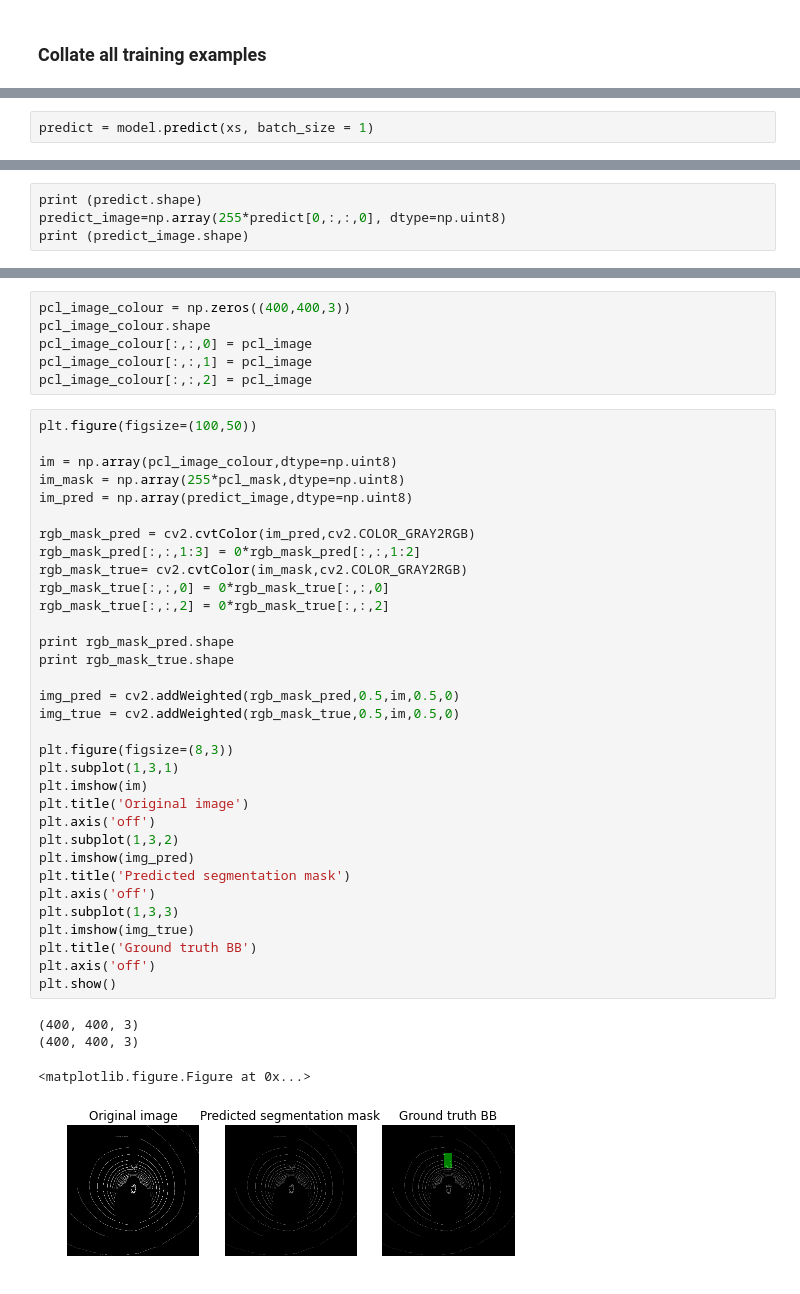
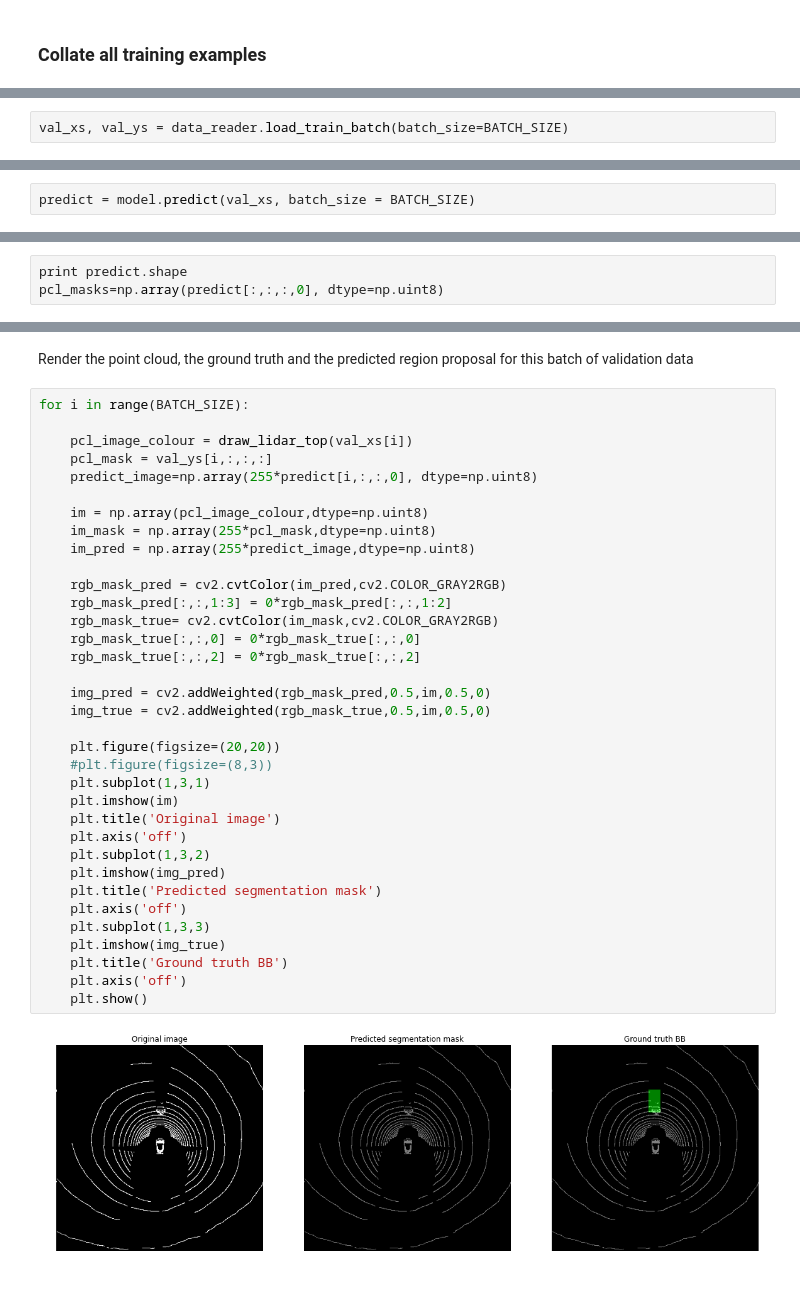
Before and after one commit to markstrefford/didi-sdc-challenge-2017, a Jupyter notebook: train_nn.ipynb, the cells around one changed output, grey strips where cells are left out. Saved outputs shown, nothing was run; the diff lists cells and outputs as text.

Commit message:
Render predicted region proposals
Reworked the notebook to render predicted region proposals

```diff
--- a/train_nn.ipynb
+++ b/train_nn.ipynb
@@ -264,0 +239,2 @@ print (xs.shape)
+# %%
+val_xs, val_ys = data_reader.load_train_batch(batch_size=BATCH_SIZE)
@@ -265,2 +262,2 @@ print (xs.shape)
 # %%
-predict = model.predict(xs, batch_size = 1)
+predict = model.predict(val_xs, batch_size = BATCH_SIZE)
@@ -269,5 +266,4 @@ Investigate output from prediction
 # %%
-print (predict.shape)
-predict_image=np.array(255*predict[0,:,:,0], dtype=np.uint8)
-print (predict_image.shape)
+print predict.shape
+pcl_masks=np.array(predict[:,:,:,0], dtype=np.uint8)
 # %% [output]
@@ -303,44 +271,39 @@ print predict_image.shape
-# %%
-pcl_image_colour = np.zeros((400,400,3))
-pcl_image_colour.shape
-pcl_image_colour[:,:,0] = pcl_image
-pcl_image_colour[:,:,1] = pcl_image
-pcl_image_colour[:,:,2] = pcl_image
+# %% [markdown]
+Render the point cloud, the ground truth and the predicted region proposal for this batch of validation data
 # %%
-plt.figure(figsize=(100,50))
+for i in range(BATCH_SIZE):
 
-im = np.array(pcl_image_colour,dtype=np.uint8)
-im_mask = np.array(255*pcl_mask,dtype=np.uint8)
-im_pred = np.array(predict_image,dtype=np.uint8)
+    pcl_image_colour = draw_lidar_top(val_xs[i])
+    pcl_mask = val_ys[i,:,:,:]
+    predict_image=np.array(255*predict[i,:,:,0], dtype=np.uint8)
 
-rgb_mask_pred = cv2.cvtColor(im_pred,cv2.COLOR_GRAY2RGB)
-rgb_mask_pred[:,:,1:3] = 0*rgb_mask_pred[:,:,1:2]
-rgb_mask_true= cv2.cvtColor(im_mask,cv2.COLOR_GRAY2RGB)
-rgb_mask_true[:,:,0] = 0*rgb_mask_true[:,:,0]
-rgb_mask_true[:,:,2] = 0*rgb_mask_true[:,:,2]
+    im = np.array(pcl_image_colour,dtype=np.uint8)
+    im_mask = np.array(255*pcl_mask,dtype=np.uint8)
+    im_pred = np.array(255*predict_image,dtype=np.uint8)
 
-print rgb_mask_pred.shape
-print rgb_mask_true.shape
+    rgb_mask_pred = cv2.cvtColor(im_pred,cv2.COLOR_GRAY2RGB)
+    rgb_mask_pred[:,:,1:3] = 0*rgb_mask_pred[:,:,1:2]
+    rgb_mask_true= cv2.cvtColor(im_mask,cv2.COLOR_GRAY2RGB)
+    rgb_mask_true[:,:,0] = 0*rgb_mask_true[:,:,0]
+    rgb_mask_true[:,:,2] = 0*rgb_mask_true[:,:,2]
 
-img_pred = cv2.addWeighted(rgb_mask_pred,0.5,im,0.5,0)
-img_true = cv2.addWeighted(rgb_mask_true,0.5,im,0.5,0)
+    img_pred = cv2.addWeighted(rgb_mask_pred,0.5,im,0.5,0)
+    img_true = cv2.addWeighted(rgb_mask_true,0.5,im,0.5,0)
 
-plt.figure(figsize=(8,3))
-plt.subplot(1,3,1)
-plt.imshow(im)
-plt.title('Original image')
-plt.axis('off')
-plt.subplot(1,3,2)
-plt.imshow(img_pred)
-plt.title('Predicted segmentation mask')
-plt.axis('off')
-plt.subplot(1,3,3)
-plt.imshow(img_true)
-plt.title('Ground truth BB')
-plt.axis('off')
-plt.show()
+    plt.figure(figsize=(20,20))
+    #plt.figure(figsize=(8,3))
+    plt.subplot(1,3,1)
+    plt.imshow(im)
+    plt.title('Original image')
+    plt.axis('off')
+    plt.subplot(1,3,2)
+    plt.imshow(img_pred)
+    plt.title('Predicted segmentation mask')
+    plt.axis('off')
+    plt.subplot(1,3,3)
+    plt.imshow(img_true)
+    plt.title('Ground truth BB')
+    plt.axis('off')
+    plt.show()
 # %% [output]
-(400, 400, 3)
-(400, 400, 3)
-<matplotlib.figure.Figure at 0x...>
-[figure, old version]
+[figure, new version]
```
Also changed, not shown: parts of 20 cells of this notebook.
